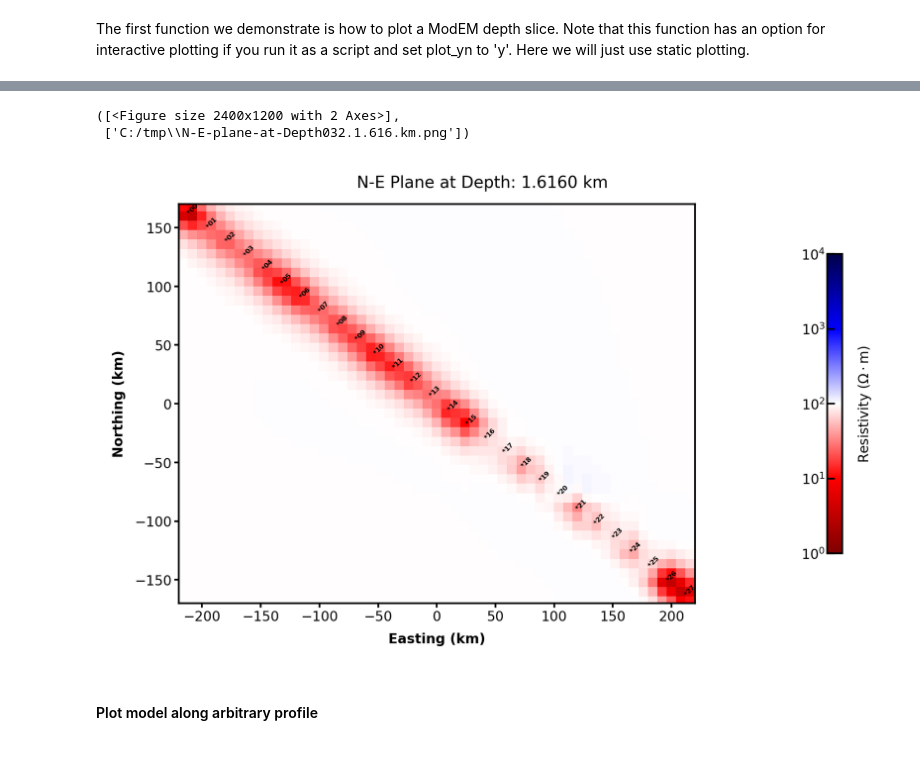
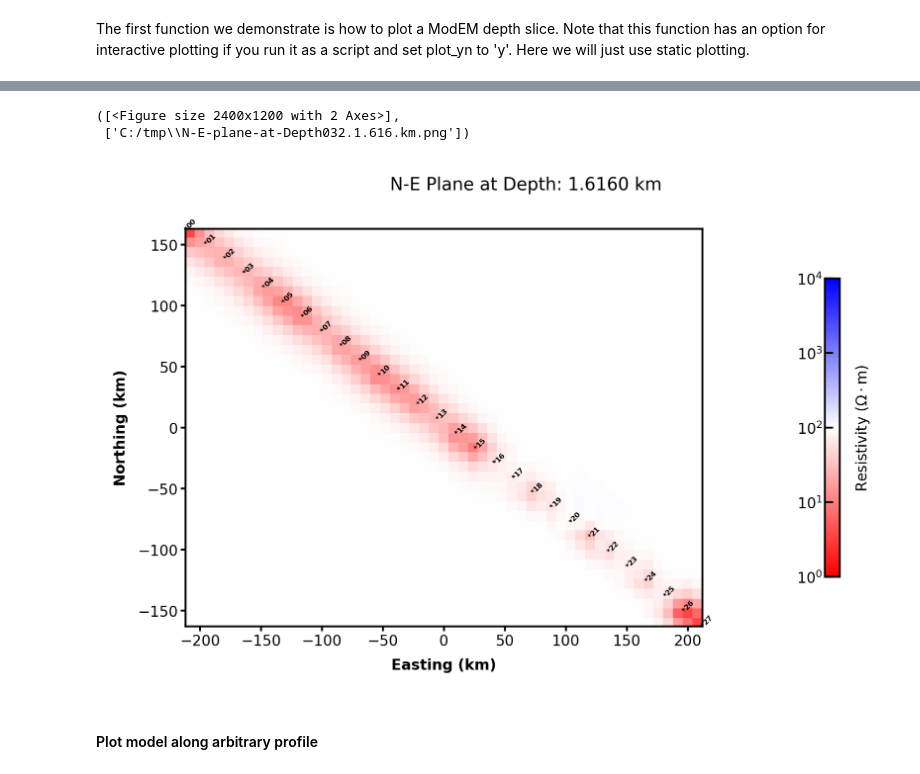
Before and after one commit to MTgeophysics/mtpy, a Jupyter notebook: examples/notebooks/Workshop Exercises Modeling.ipynb, the cells around one changed output, grey strips where cells are left out. Drawn from its saved outputs; the diff is of its cells as text; code cells hidden in the pictures.

```diff
--- a/examples/notebooks/Workshop Exercises Modeling.ipynb
+++ b/examples/notebooks/Workshop Exercises Modeling.ipynb
@@ -496,13 +496,14 @@ data_fn = os.path.join(wd,'ModEM_Data.dat')
 pObj = PlotSlices(model_fn=model_fn,
         data_fn=data_fn,
         save_path=wd,
-        cmap='seismic_r', # colour map
+#        climits  = [0,2], # log10(colour limits)
+        cmap='bwr_r', # colour map
         plot_stations=True, # True/False - show station locations or not
         station_id=[5,8], # indices (start,finish) of station label to plot
-        ew_limits=[-220,220], # east-west limits, if not provided
-                              # will auto calculate from data
-        ns_limits=[-170,170], # north-south limits, if not provided
-                              # will auto calculate from data
+#        ew_limits=[-220,220], # east-west limits, if not provided
+#                              # will auto calculate from data
+#        ns_limits=[-170,170], # north-south limits, if not provided
+#                              # will auto calculate from data
         font_size=6, # font size on plots
         fig_size=(6,3), # figure size
         plot_yn='n', # whether to load interactive plotting
@@ -511,7 +512,7 @@ pObj = PlotSlices(model_fn=model_fn,
 
 pObj.save_path = savepath
 pObj.export_slices(plane='N-E', # options are 'N-Z', 'E-Z', and 'N-E'
-                   indexlist=[32], # slice index to plot
+                   indexlist=[32], # slice indices to plot
                    station_buffer=20e3, # distance threshold for plotting
                                         # stations on vertical slice
                    save=True,
@@ -525,17 +526,17 @@ pObj.export_slices(plane='N-E', # options are 'N-Z', 'E-Z', and 'N-E'
 =============== ===============================================
     Buttons                  Description
 =============== ===============================================
      'e'          moves n-s slice east by one model block
      'w'          moves n-s slice west by one model block
      'n'          moves e-w slice north by one model block
      'm'          moves e-w slice south by one model block
      'd'          moves depth slice down by one model block
      'u'          moves depth slice up by one model block
 =============== ===============================================
 Exporting C:/tmp\N-E-plane-at-Depth032.1.616.km.png..
 ([<Figure size 2400x1200 with 2 Axes>],
  ['C:/tmp\\N-E-plane-at-Depth032.1.616.km.png'])
-[figure, old version]
+[figure, new version]
 # %% [markdown]
 #### Plot model along arbitrary profile
 # %% [markdown]
```
Also changed, not shown: parts of 3 cells of this notebook, 1 other file.
